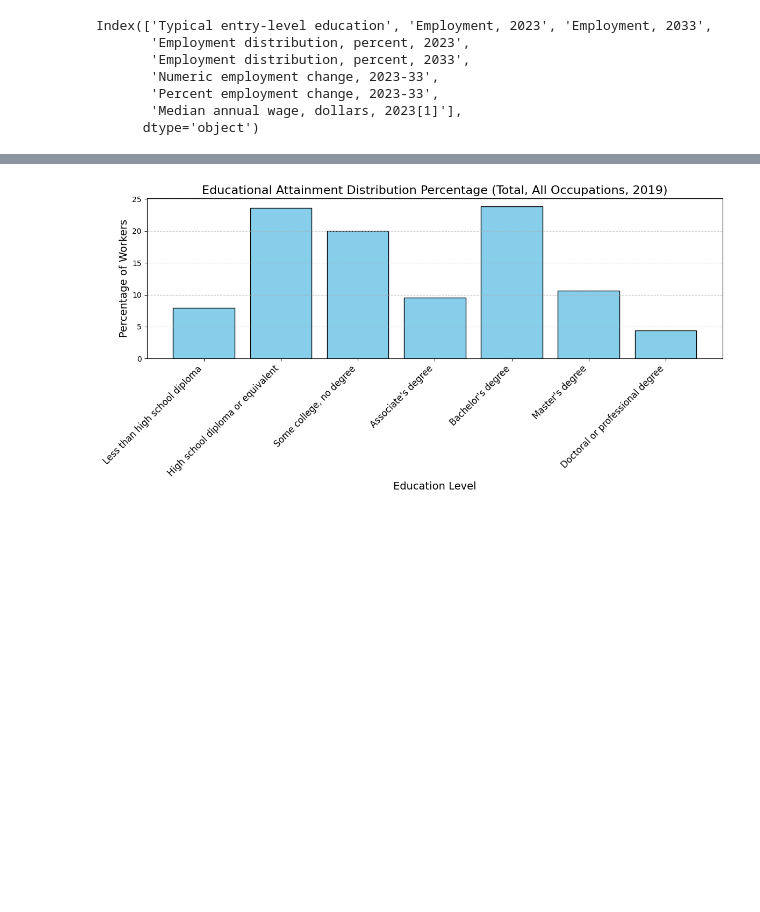
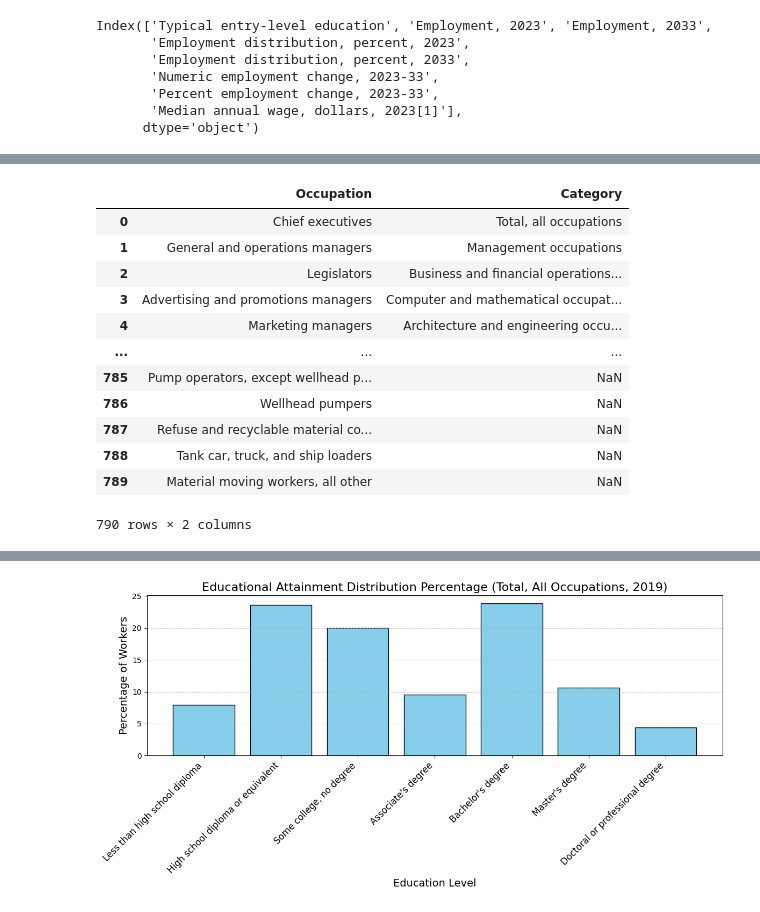
Before and after one commit to namansingh2623/BDA_project, a Jupyter notebook: project_data/project_data/ProjectFileGroup4.ipynb, the cells around one changed output, grey strips where cells are left out. Saved outputs shown, nothing was run; the diff lists cells and outputs as text; code cells hidden in the pictures; blank space fills up the shorter version.

```diff
--- a/project_data/project_data/ProjectFileGroup4.ipynb
+++ b/project_data/project_data/ProjectFileGroup4.ipynb
@@ -291,0 +281,46 @@ plt.show()
+# %%
+from sklearn.model_selection import train_test_split
+from sklearn.ensemble import RandomForestClassifier
+from sklearn.feature_extraction.text import TfidfVectorizer
+from sklearn.pipeline import Pipeline
+
+# Labeled data (occupation-category pairs)
+data = pd.DataFrame({
+    "Occupation": education_54_1929['2019 National Employment Matrix title'],
+    "Category":  occupation_11_1929['2019 National Employment Matrix title']
+})
+data
+# Split data into training and testing sets
+X_train, X_test, y_train, y_test = train_test_split(data["Occupation"], data["Category"], test_size=0.2, random_state=42)
+
+# Build a pipeline with TF-IDF and a classifier
+pipeline = Pipeline([
+    ("tfidf", TfidfVectorizer()),
+    ("classifier", RandomForestClassifier())
+])
+
+# Train the classifier
+pipeline.fit(X_train, y_train)
+
+# Predict categories for new occupations
+predictions = pipeline.predict(occupations)
+
+# Create a DataFrame with occupations and predicted categories
+classified_data = pd.DataFrame({"Occupation": occupations, "Predicted Category": predictions})
+
+# Display the predictions
+print(classified_data)
+# %% [output]
+|  | Occupation | Category |
+| 0 | Chief executives | Total, all occupations |
+| 1 | General and operations managers | Management occupations |
+| 2 | Legislators | Business and financial operations... |
+| 3 | Advertising and promotions managers | Computer and mathematical occupat... |
+| 4 | Marketing managers | Architecture and engineering occu... |
+| ... | ... | ... |
+| 785 | Pump operators, except wellhead p... | NaN |
+| 786 | Wellhead pumpers | NaN |
+| 787 | Refuse and recyclable material co... | NaN |
+| 788 | Tank car, truck, and ship loaders | NaN |
+| 789 | Material moving workers, all other | NaN |
+790 rows × 2 columns
```
Also changed, not shown: parts of 12 cells of this notebook, 9 other files.
